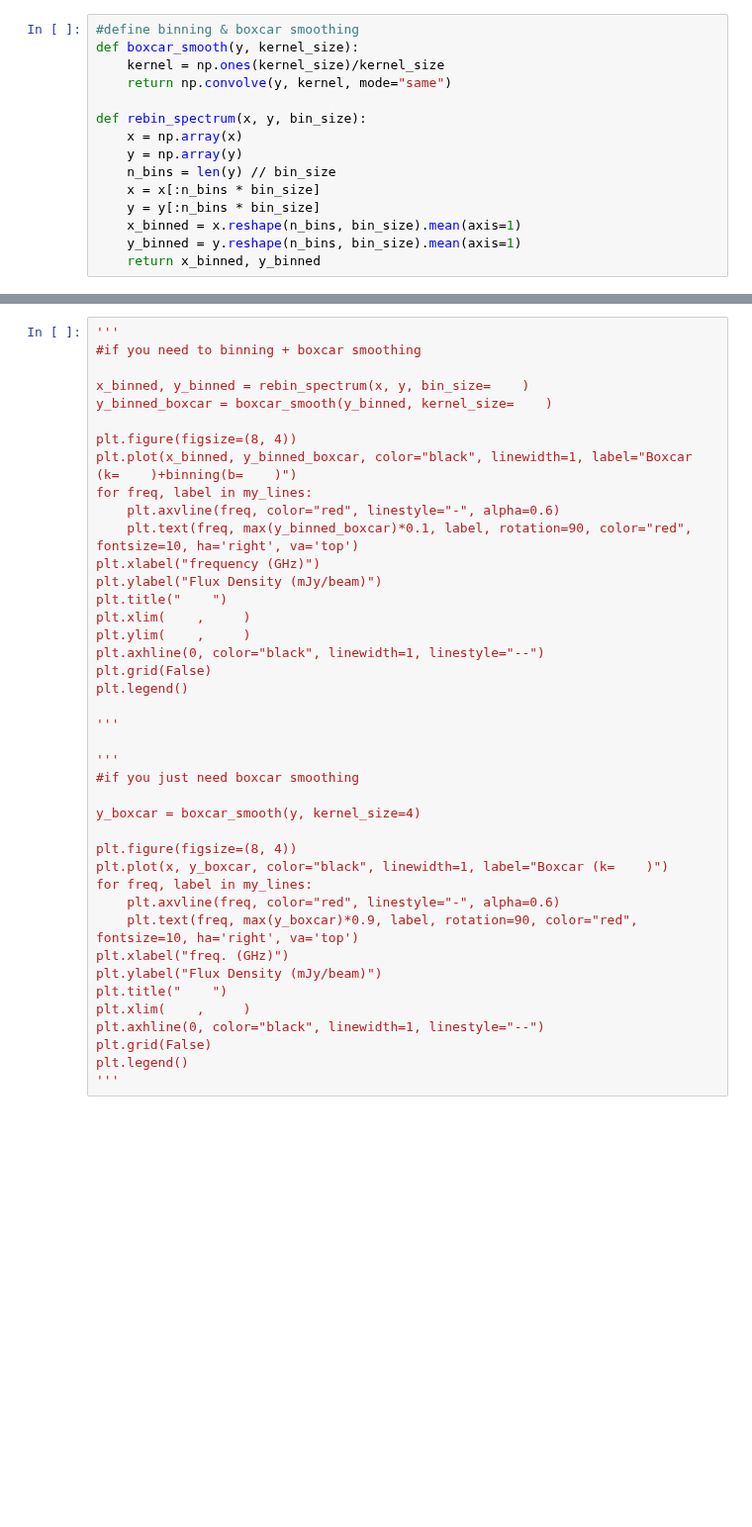
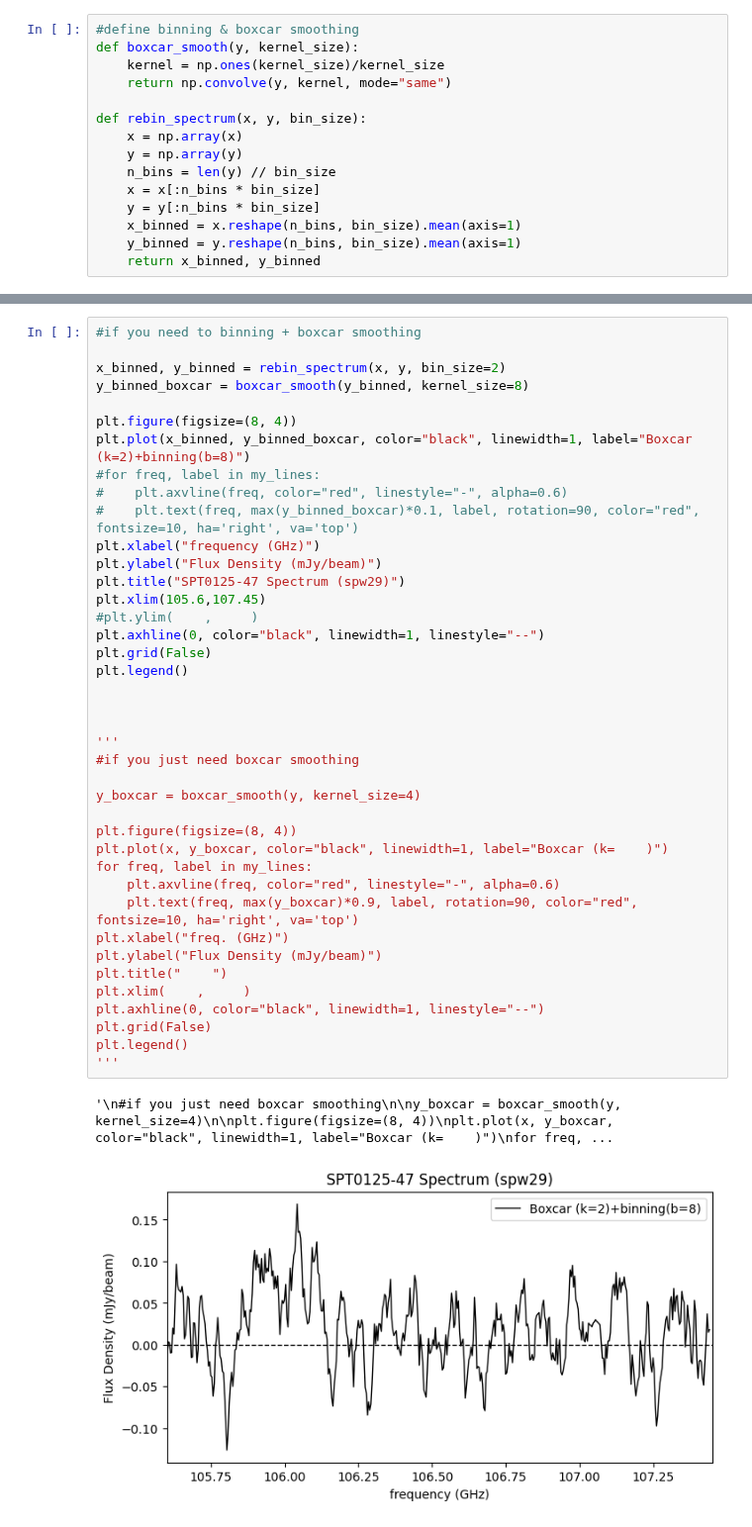
Before and after one commit to 000RF/spectral-line, a Jupyter notebook: SPT0125_47(code, not yet)/SPW 29/spw29.ipynb, the cells around one changed output, grey strips where cells are left out. Shown at 99% size. Drawn from its saved outputs; the diff is of its cells as text; blank space fills up the shorter version.

```diff
--- a/SPT0125_47(code, not yet)/SPW 29/spw29.ipynb
+++ b/SPT0125_47(code, not yet)/SPW 29/spw29.ipynb
@@ -48,41 +50,43 @@ plt.show()
 # %%
-'''
 #if you need to binning + boxcar smoothing
 
-x_binned, y_binned = rebin_spectrum(x, y, bin_size=    )
-y_binned_boxcar = boxcar_smooth(y_binned, kernel_size=    )
+x_binned, y_binned = rebin_spectrum(x, y, bin_size=2)
+y_binned_boxcar = boxcar_smooth(y_binned, kernel_size=8)
 
 plt.figure(figsize=(8, 4))
-plt.plot(x_binned, y_binned_boxcar, color="black", linewidth=1, label="Boxcar (k=    )+binning(b=    )")
-for freq, label in my_lines:
-    plt.axvline(freq, color="red", linestyle="-", alpha=0.6)
-    plt.text(freq, max(y_binned_boxcar)*0.1, label, rotation=90, color="red", fontsize=10, ha='right', va='top')
+plt.plot(x_binned, y_binned_boxcar, color="black", linewidth=1, label="Boxcar (k=2)+binning(b=8)")
+#for freq, label in my_lines:
+#    plt.axvline(freq, color="red", linestyle="-", alpha=0.6)
+#    plt.text(freq, max(y_binned_boxcar)*0.1, label, rotation=90, color="red", fontsize=10, ha='right', va='top')
 plt.xlabel("frequency (GHz)")
 plt.ylabel("Flux Density (mJy/beam)")
-plt.title("    ")
-plt.xlim(    ,     )
-plt.ylim(    ,     )
+plt.title("SPT0125-47 Spectrum (spw29)")
+plt.xlim(105.6,107.45)
+#plt.ylim(    ,     )
 plt.axhline(0, color="black", linewidth=1, linestyle="--")
 plt.grid(False)
 plt.legend()
 
-'''
+
 
 '''
 #if you just need boxcar smoothing
 
 y_boxcar = boxcar_smooth(y, kernel_size=4)
 
 plt.figure(figsize=(8, 4))
 plt.plot(x, y_boxcar, color="black", linewidth=1, label="Boxcar (k=    )")
 for freq, label in my_lines:
     plt.axvline(freq, color="red", linestyle="-", alpha=0.6)
     plt.text(freq, max(y_boxcar)*0.9, label, rotation=90, color="red", fontsize=10, ha='right', va='top')
 plt.xlabel("freq. (GHz)")
 plt.ylabel("Flux Density (mJy/beam)")
 plt.title("    ")
 plt.xlim(    ,     )
 plt.axhline(0, color="black", linewidth=1, linestyle="--")
 plt.grid(False)
 plt.legend()
 '''
+# %% [output]
+'\n#if you just need boxcar smoothing\n\ny_boxcar = boxcar_smooth(y, kernel_size=4)\n\nplt.figure(figsize=(8, 4))\nplt.plot(x, y_boxcar, color="black", linewidth=1, label="Boxcar (k=    )")\nfor freq, ...
+[figure, added]
```
Also changed, not shown: parts of 1 cell of this notebook, 3 other files.
